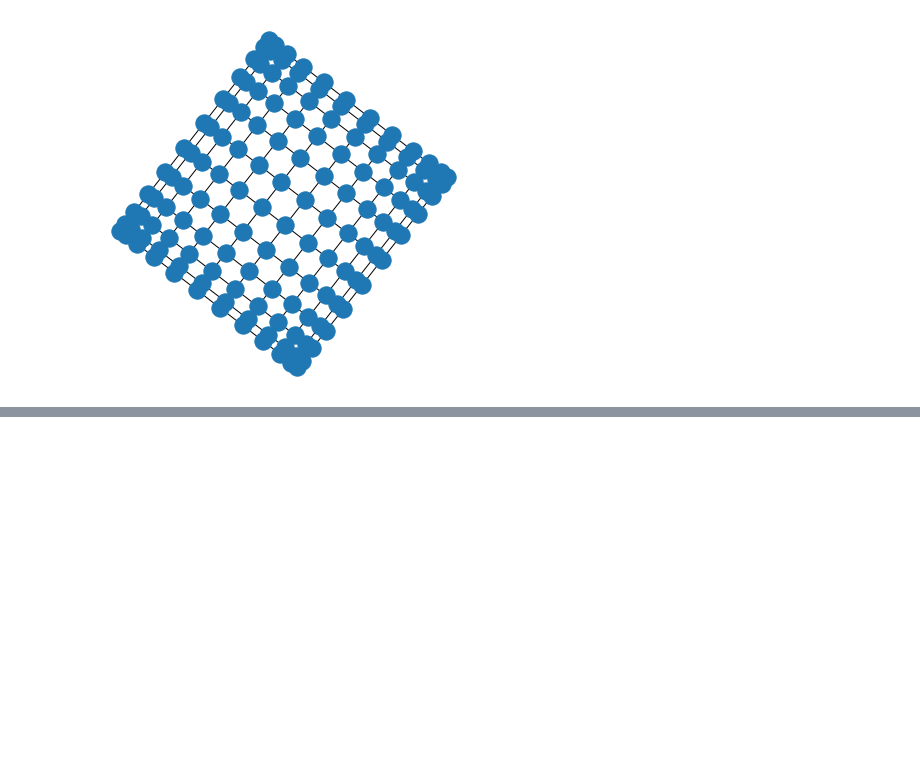
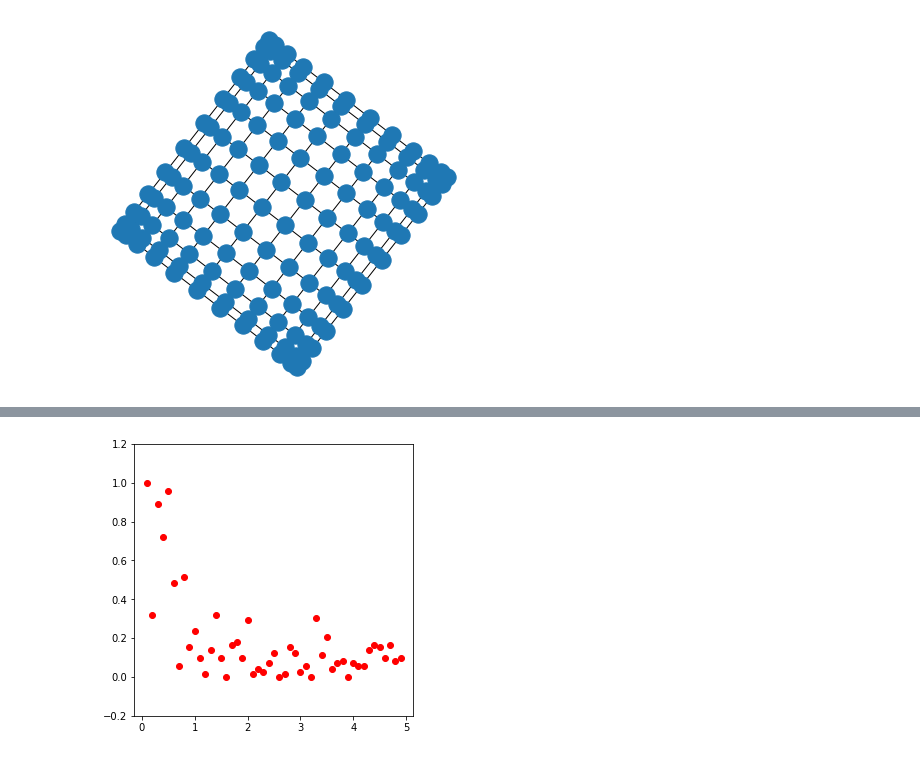
Before and after one commit to agustinsilva447/Machine-learning, a Jupyter notebook: Redes Neuronales UBA/TP1/UBA_RN_TP1_ejerciciod).ipynb, the cells around one changed output, grey strips where cells are left out. Drawn from its saved outputs; the diff is of its cells as text; code cells hidden in the pictures; blank space fills up the shorter version.

```diff
--- a/Redes Neuronales UBA/TP1/UBA_RN_TP1_ejerciciod).ipynb
+++ b/Redes Neuronales UBA/TP1/UBA_RN_TP1_ejerciciod).ipynb
@@ -81,0 +105,40 @@ plt.show()
+# %%
+cambios = 500 #por neuronas
+h_ext = 0
+k_boltzmann = 1
+T = np.arange(0.1, 5, 0.1)
+x = range(cambios * neuronas)
+S_medio_final = np.zeros(T.shape)
+
+for m, t_i in tqdm(enumerate(T)):
+  S = np.random.choice([1, -1], size=[1, neuronas])
+  S_medio = np.zeros([cambios * neuronas])
+  H = np.zeros([cambios * neuronas])
+  for k in x:
+      #elijo un subindice para crear un S auxiliar
+      i = np.random.choice(np.arange(neuronas))
+      S_aux = np.copy(S)
+      S_aux[0, i] = -1 * S_aux[0, i]
+
+      # computo los h
+      H[k] = -(1/2) * np.dot(S, np.dot(w, np.transpose(S))) - h_ext * np.sum(S)
+      H_aux = -(1/2) * np.dot(S_aux, np.dot(w, np.transpose(S_aux))) - h_ext * np.sum(S)
+
+      #calculo la diferencia entre h y h_aux
+      dH = (H_aux - H[k])
+
+      #me quedo con el S auxiliar bajo ciertas condiciones
+      prob = np.power(np.e, (-dH)/(k_boltzmann * t_i))
+      if (dH<0) or (random.random() < prob) :
+          S = np.copy(S_aux)
+
+      #calculo la media de S
+      S_medio[k] = np.mean(S)
+  S_medio_final[m] = S_medio[k]
+# %%
+fig = plt.figure(figsize = (5,5))
+plt.plot(T, np.abs(S_medio_final), 'ro')
+plt.ylim(-0.2, 1.2)
+plt.show()
+# %% [output]
+[figure, added]
```
Also changed, not shown: parts of 6 cells of this notebook, 1 other file.
